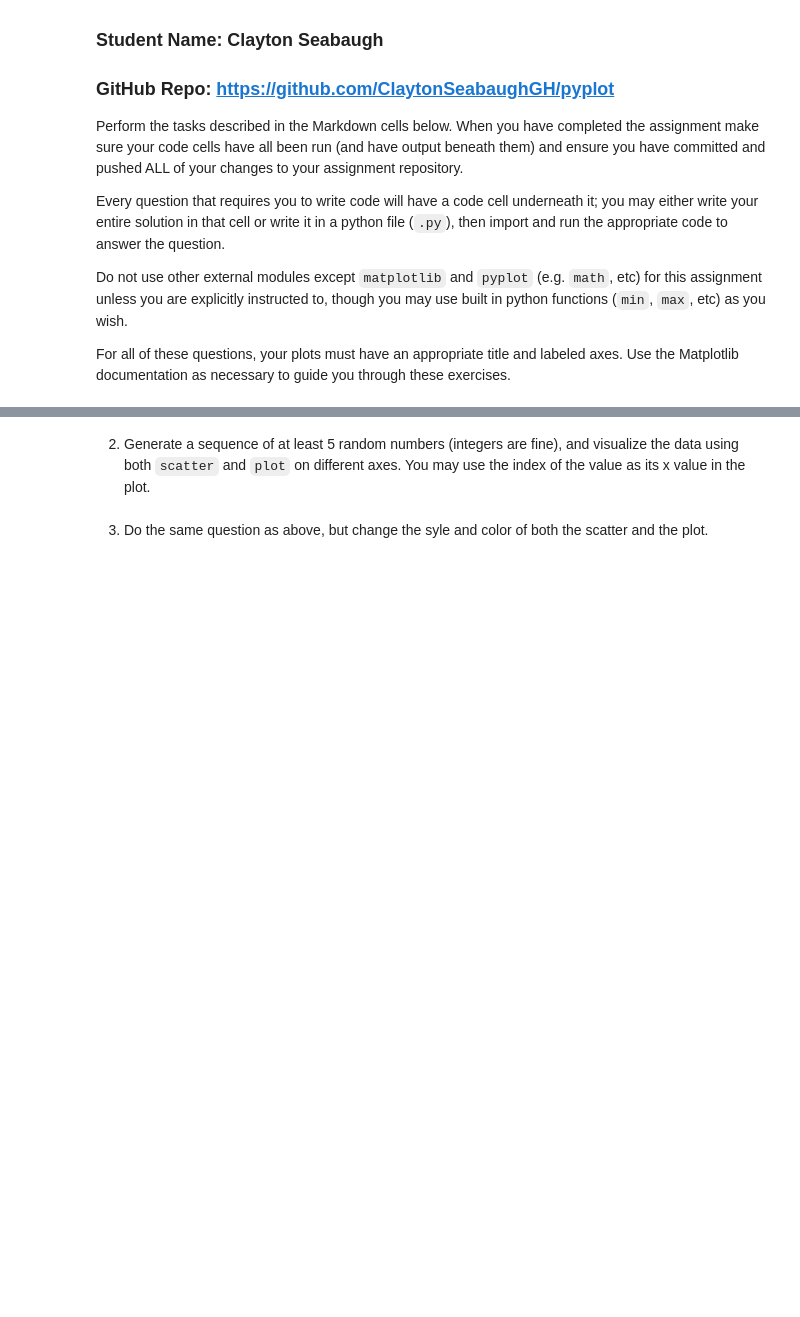
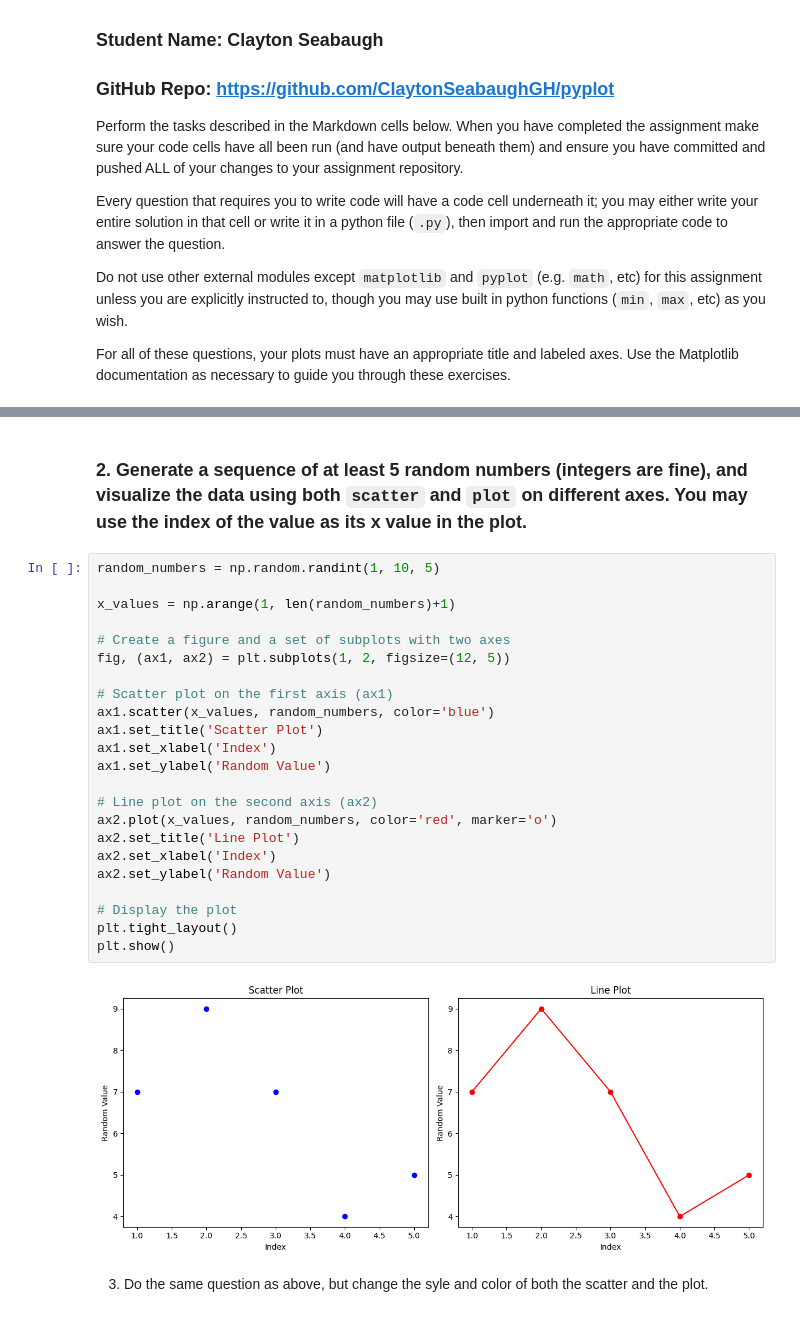
Before and after one commit to ClaytonSeabaughGH/pyplot, a Jupyter notebook: pyplot.ipynb, the cells around one changed output, grey strips where cells are left out. Saved outputs shown, nothing was run; the diff lists cells and outputs as text; blank space fills up the shorter version.

```diff
--- a/pyplot.ipynb
+++ b/pyplot.ipynb
@@ -38,7 +39,32 @@ plt.show()
 # %% [output]
 [figure]
 # %% [markdown]
-2. Generate a sequence of at least 5 random numbers (integers are fine), and visualize the data using both `scatter` and `plot` on different axes.  You may use the index of the value as its x value in the plot.
+### 2. Generate a sequence of at least 5 random numbers (integers are fine), and visualize the data using both `scatter` and `plot` on different axes.  You may use the index of the value as its x value in the plot.
+# %%
+random_numbers = np.random.randint(1, 10, 5)
+
+x_values = np.arange(1, len(random_numbers)+1)
+
+# Create a figure and a set of subplots with two axes
+fig, (ax1, ax2) = plt.subplots(1, 2, figsize=(12, 5))
+
+# Scatter plot on the first axis (ax1)
+ax1.scatter(x_values, random_numbers, color='blue')
+ax1.set_title('Scatter Plot')
+ax1.set_xlabel('Index')
+ax1.set_ylabel('Random Value')
+
+# Line plot on the second axis (ax2)
+ax2.plot(x_values, random_numbers, color='red', marker='o')
+ax2.set_title('Line Plot')
+ax2.set_xlabel('Index')
+ax2.set_ylabel('Random Value')
+
+# Display the plot
+plt.tight_layout()
+plt.show()
+# %% [output]
+[figure, added]
 # %% [markdown]
 3. Do the same question as above, but change the syle and color of both the scatter and the plot.
 # %% [markdown]
```
Also changed, not shown: parts of 2 cells of this notebook.
